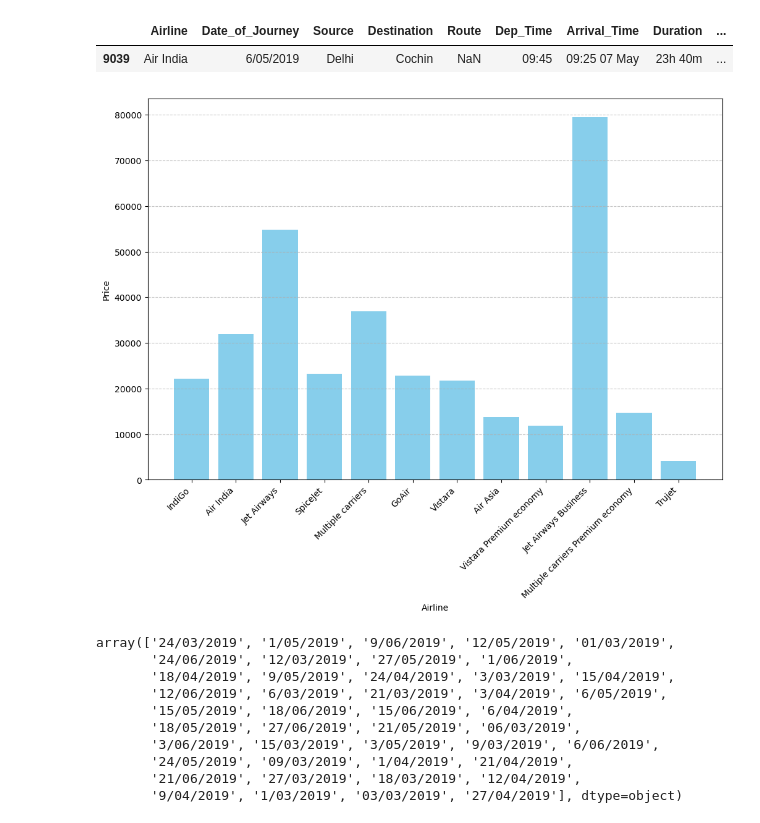
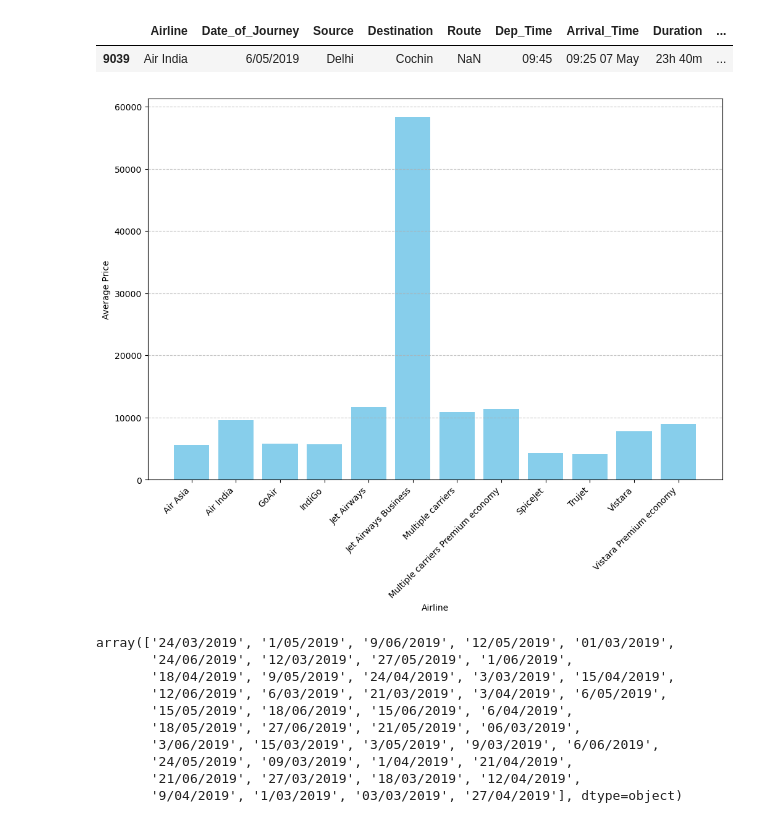
Before and after one commit to mukund-gpt/Flight-Prices-Predictor, a Jupyter notebook: check.ipynb, the cells around one changed output. Cells and saved outputs as stored; diff of their text form; code cells hidden in the pictures.

```diff
--- a/check.ipynb
+++ b/check.ipynb
@@ -35,18 +35,21 @@ df[df['Route'].isna()]
 # %%
 df = df.dropna(subset=['Total_Stops'])
 # %%
-x=df['Airline']
-y=df['Price']
+# x=df['Airline']
+# y=df['Price']
+
+x = df.groupby('Airline')['Price'].mean().index
+y = df.groupby('Airline')['Price'].mean().values
 
 plt.figure(figsize=(12,8))
 plt.bar(x,y,color='skyblue')
 plt.xlabel('Airline')
-plt.ylabel('Price')
+plt.ylabel('Average Price')
 plt.xticks(rotation=45, ha='right')
 plt.grid(axis='y', linestyle='--', alpha=0.7)
 plt.show()
 # %% [output]
-[figure, old version]
+[figure, new version]
 # %%
 df['Date_of_Journey'].unique()
 # %% [output]
```
Also changed, not shown: parts of 6 cells of this notebook, 1 other file.
